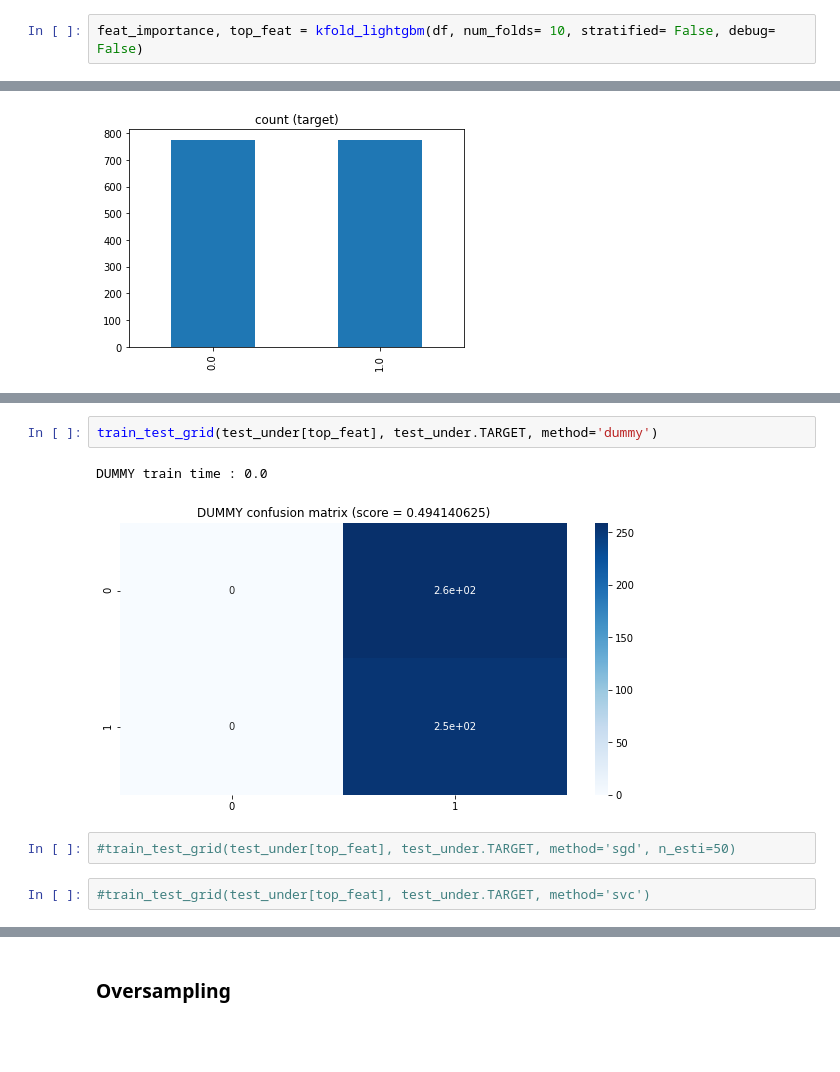
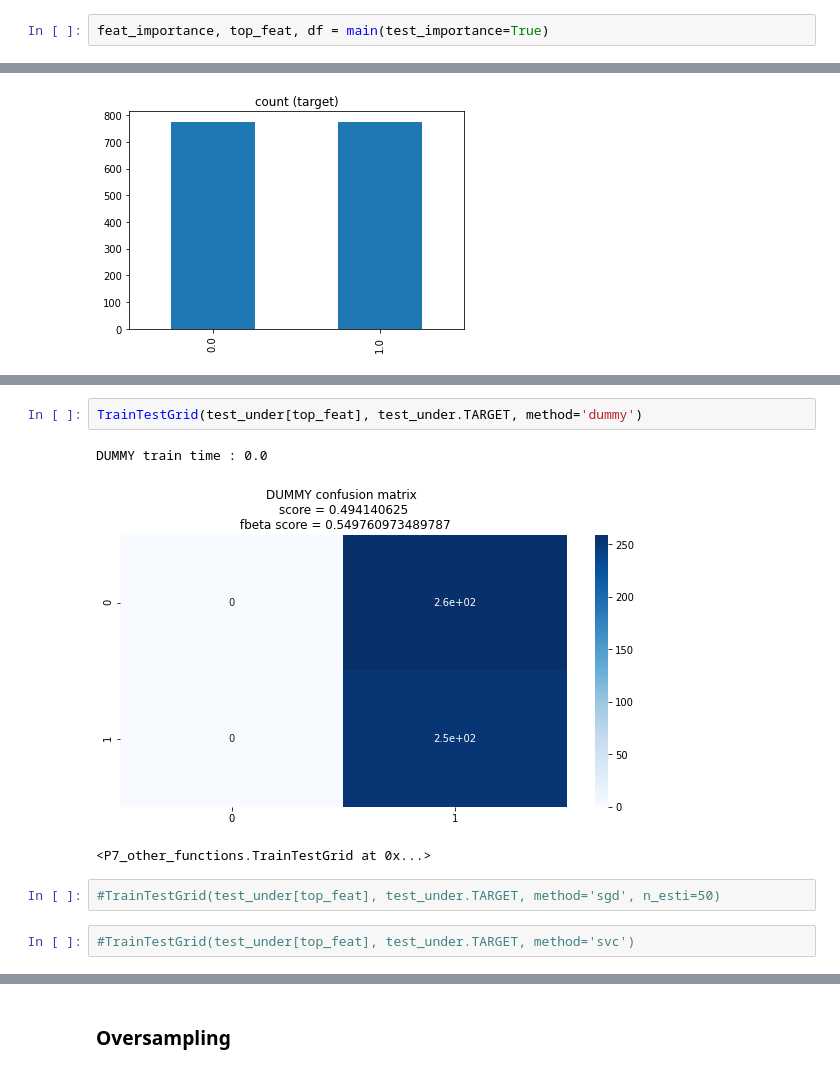
Before and after one commit to aboustev/OPC-Project_7, a Jupyter notebook: 04_NOTEBOOKS/Untitled.ipynb, the cells around one changed output, grey strips where cells are left out. Drawn from its saved outputs; the diff is of its cells as text; blank space fills up the shorter version.

Commit message:
update 7 : First implementation of fbeta score Creation of 2 python scripts to host the functions train_test_grid becomes TrainTestGrid

```diff
--- a/04_NOTEBOOKS/Untitled.ipynb
+++ b/04_NOTEBOOKS/Untitled.ipynb
@@ -406,3 +51,3 @@ df.columns = [adjust_string(strg) for strg in df.columns]
 # %%
-feat_importance, top_feat = kfold_lightgbm(df, num_folds= 10, stratified= False, debug= False)
+feat_importance, top_feat, df = main(test_importance=True)
 # %% [output]
@@ -631,10 +209,11 @@ def train_test_grid(x, y, method='knn', n_esti=None):
 # %%
-train_test_grid(test_under[top_feat], test_under.TARGET, method='dummy')
+TrainTestGrid(test_under[top_feat], test_under.TARGET, method='dummy')
 # %% [output]
 DUMMY train time : 0.0
-[figure, old version]
+[figure, new version]
+<P7_other_functions.TrainTestGrid at 0x...>
 # %%
-#train_test_grid(test_under[top_feat], test_under.TARGET, method='sgd', n_esti=50)
+#TrainTestGrid(test_under[top_feat], test_under.TARGET, method='sgd', n_esti=50)
 # %%
-#train_test_grid(test_under[top_feat], test_under.TARGET, method='svc')
+#TrainTestGrid(test_under[top_feat], test_under.TARGET, method='svc')
 # %%
```
Also changed, not shown: parts of 50 cells of this notebook, 3 other files.
